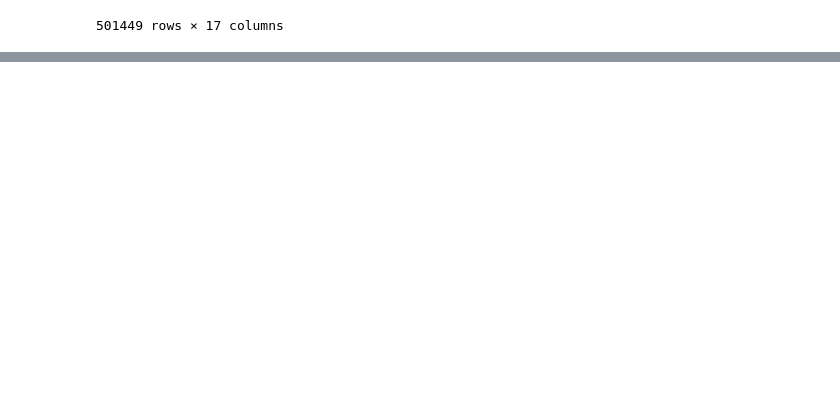
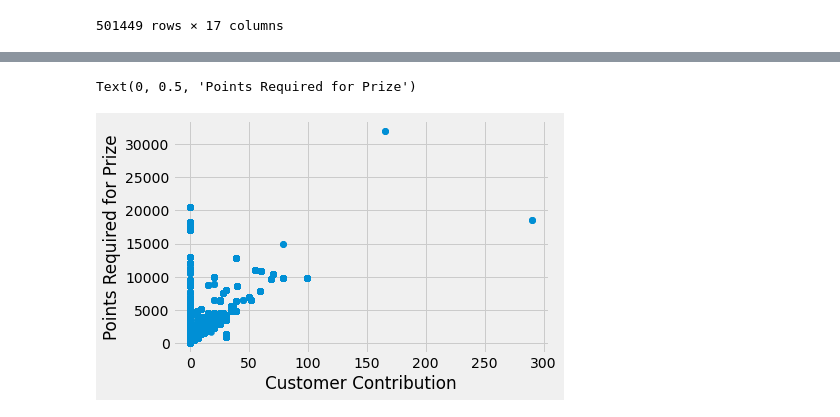
Before and after one commit to Alantjee/GBACDutchieVita, a Jupyter notebook: Prizes database notebook.ipynb, the cells around one changed output, grey strips where cells are left out. Cells and saved outputs as stored; diff of their text form; code cells hidden in the pictures; blank space fills up the shorter version.

```diff
--- a/Prizes database notebook.ipynb
+++ b/Prizes database notebook.ipynb
@@ -6,7 +6,7 @@ import matplotlib.pyplot as plt
 import seaborn as sns
 # %%
 #read in data
-df = pd.read_csv('C:\Documents\Premi_ClubQ8.csv', sep = ';', decimal=",")
+df = pd.read_csv('/Users/maxnoordhoekhegt/Documents/QTEM/QDC/GBACDutchieVita/Premi_ClubQ8.csv', sep = ';', decimal=",")
 
 #split date and time
 df[['REQUEST_DATE','REQUEST_TIME']] = df.DATA_OPERAZIONE.str.split(" ",expand=True,)
@@ -165,7 +165,7 @@ get_frequencies(df['DATE'], n_categories=5)
 | others | 492247 | 0.981649 |
 # %%
 #we read in the customer database
-df2 = pd.read_csv('C:\Documents\Anagrafica_ClubQ8.csv', sep = ';', decimal=",")
+df2 = pd.read_csv('/Users/maxnoordhoekhegt/Documents/QTEM/QDC/GBACDutchieVita/Anagrafica_ClubQ8.csv', sep = ';', decimal=",")
 
 #copy the date column
 df2['DATE_JOINED'] = df2['DATA_BATTESIMO']
@@ -209,0 +318,7 @@ df
+# %%
+plt.scatter(df['CUSTOMER_CONTRIBUTION'],df['POINTS_REQUIRED'])
+plt.xlabel("Customer Contribution")
+plt.ylabel("Points Required for Prize")
+# %% [output]
+Text(0, 0.5, 'Points Required for Prize')
+[figure, added]
```
Also changed, not shown: parts of 60 cells of this notebook.
